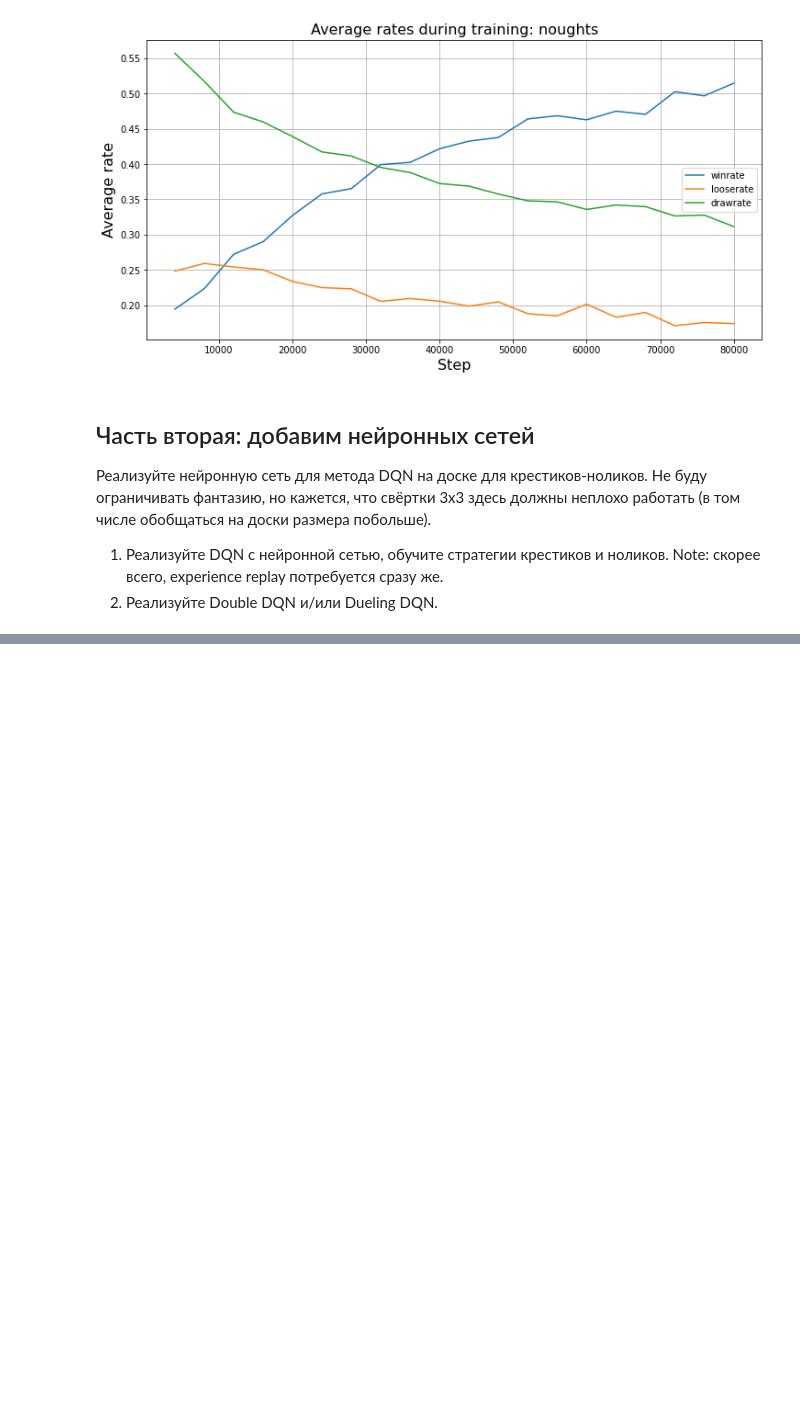
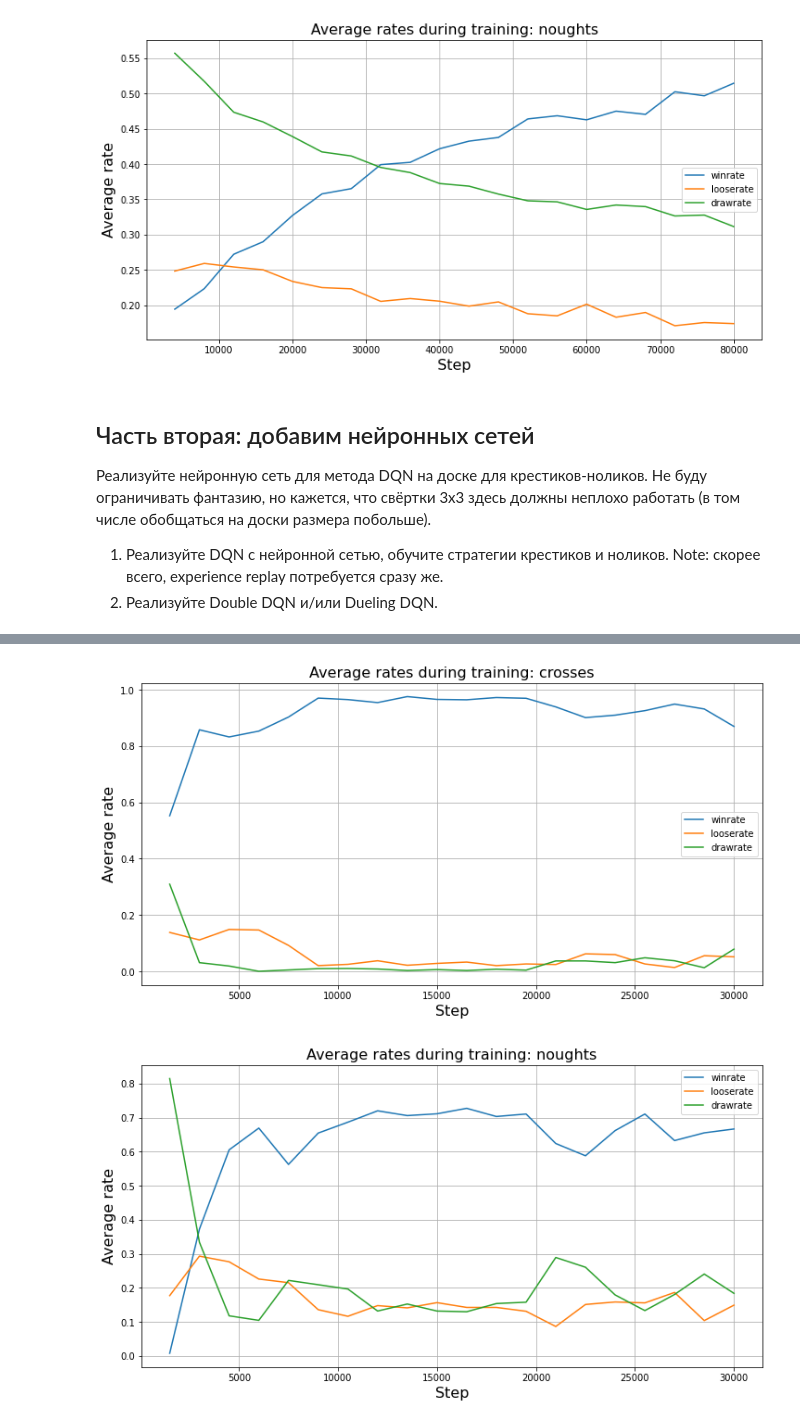
Before and after one commit to GimmeDanger/made-rl-adv-2020, a Jupyter notebook: hw/2_tic_tac_toe/experiments.ipynb, the cells around one changed output, grey strips where cells are left out. Drawn from its saved outputs; the diff is of its cells as text; code cells hidden in the pictures; blank space fills up the shorter version.

```diff
--- a/hw/2_tic_tac_toe/experiments.ipynb
+++ b/hw/2_tic_tac_toe/experiments.ipynb
@@ -379,0 +617,15 @@ plot_history(hist, player='noughts')
+# %%
+env = TicTacToe(n_rows=3, n_cols=3, n_win=3)
+hist = run_learning(
+    env=env,
+    pi_crosses=DDQNAgent(turn=CROSSES_TURN, model=DQN(env)),
+    pi_noughts=DDQNAgent(turn=NOUGHTS_TURN, model=DQN(env)),
+    run_train_epoch=dqn_learning_train_epoch,
+    args={'batch_size': 512, 'gamma': 0.9},
+    episodes=30000
+)
+plot_history(hist, player='crosses')
+plot_history(hist, player='noughts')
+# %% [output]
+[figure, added]
+[figure, added]
```
Also changed, not shown: parts of 14 cells of this notebook.
